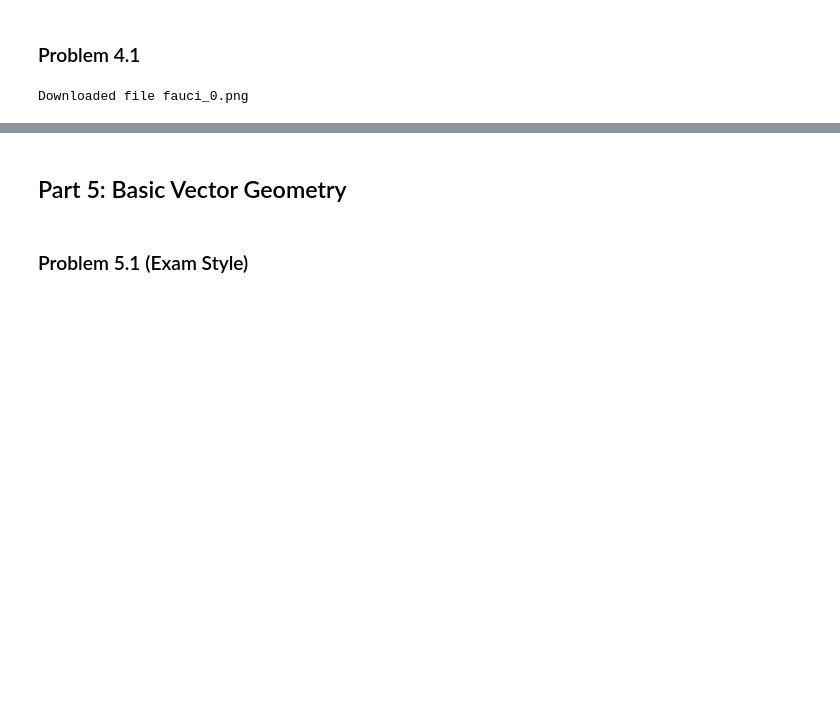
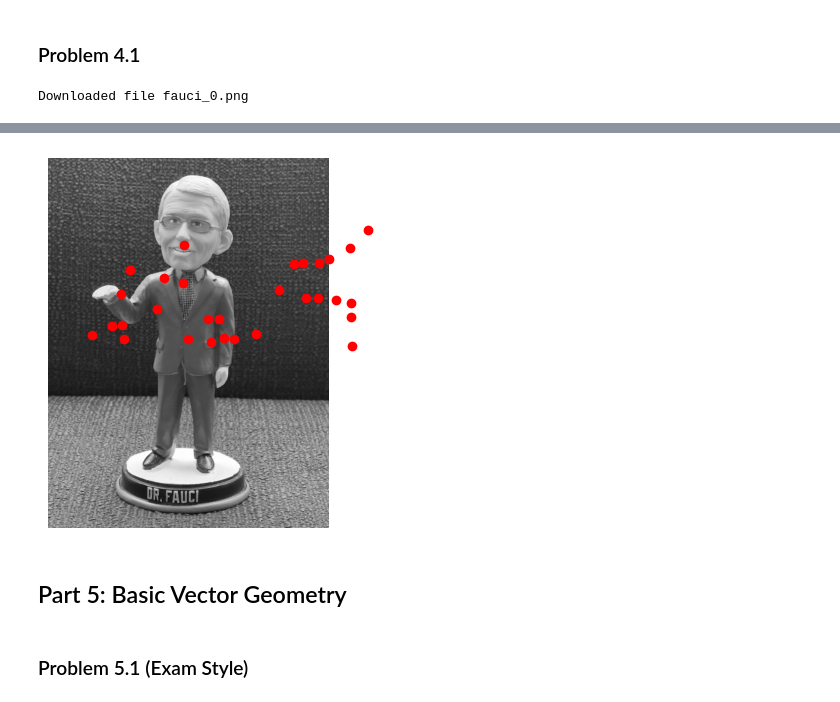
Before and after one commit to mhy-666/ComputerVision, a Jupyter notebook: Homework3/homework03.ipynb, the cells around one changed output, grey strips where cells are left out. Saved outputs shown, nothing was run; the diff lists cells and outputs as text; code cells hidden in the pictures; blank space fills up the shorter version.

```diff
--- a/Homework3/homework03.ipynb
+++ b/Homework3/homework03.ipynb
@@ -127,0 +179,87 @@ Downloaded file fauci_0.png
+# %%
+import numpy as np
+from scipy.signal import convolve2d
+from skimage import io
+import matplotlib.pyplot as plt
+
+
+def gaussian_kernel(sigma):
+    """生成一维高斯核及其一阶导数。"""
+    h = int(round(3.5 * sigma))
+    x = np.arange(-h, h+1)
+    gauss_kernel = np.exp(-(x**2) / (2 * sigma**2)) / (np.sqrt(2 * np.pi) * sigma)
+    gauss_kernel_deriv = -x / (sigma**3) * np.exp(-(x**2) / (2 * sigma**2)) / np.sqrt(2 * np.pi)
+    return gauss_kernel / np.sum(gauss_kernel), gauss_kernel_deriv
+
+def image_gradient(image, sigma):
+    gauss_kernel, gauss_kernel_deriv = gaussian_kernel(sigma)
+
+    # 高斯平滑 - 垂直方向
+    smoothed_vertical = convolve2d(image, gauss_kernel[:, np.newaxis], mode='valid')
+    # 高斯导数 - 水平方向
+    gradient_x = convolve2d(smoothed_vertical, gauss_kernel_deriv[np.newaxis, :], mode='valid')
+
+    # 高斯平滑 - 水平方向
+    smoothed_horizontal = convolve2d(image, gauss_kernel[np.newaxis, :], mode='valid')
+    # 高斯导数 - 垂直方向
+    gradient_y = convolve2d(smoothed_horizontal, gauss_kernel_deriv[:, np.newaxis], mode='valid')
+
+    # 计算梯度幅度和方向
+    magnitude = np.sqrt(gradient_x**2 + gradient_y**2)
+    direction = np.arctan2(gradient_y, gradient_x)
+
+    return magnitude, direction
+
+
+
+def good_features(image, h, tau, d_min, n_max, sigma=2.):
+    """找到好的特征点。"""
+    Ix, Iy = image_gradient(image, sigma)
+    Ixx = Ix**2
+    Iyy = Iy**2
+    Ixy = Ix * Iy
+
+
+    # 计算每个像素的矩阵A并检查条件
+    kernel = np.ones((2*h+1, 2*h+1))
+    A11 = convolve2d(Ixx, kernel, mode='valid')
+    A22 = convolve2d(Iyy, kernel, mode='valid')
+    A12 = convolve2d(Ixy, kernel, mode='valid')
+
+
+    det_A = A11 * A22 - A12**2
+    trace_A = A11 + A22
+    delta = np.sqrt(trace_A**2 - 4 * det_A)
+    lambda_min = 0.5 * (trace_A - delta)
+
+    # 选择稀疏分布的特征点
+    """Select good features based on eigenvalues, distance, and limit on number."""
+    candidates = np.argwhere(lambda_min > tau)
+    print('Found {} candidates'.format(len(candidates)))
+    values = lambda_min[lambda_min > tau]
+    # Sort candidates by eigenvalue
+    indices = np.argsort(-values)
+    selected = []
+
+    for idx in indices:
+        pt = candidates[idx]
+        if not selected:
+            selected.append(pt)
+        else:
+            if all(np.linalg.norm(pt - np.array(selected), axis=1) >= d_min):
+                selected.append(pt)
+        if len(selected) >= n_max:
+            break
+    print('Selected {} features'.format(len(selected)))
+
+    return np.array(selected)
+
+
+half_window, min_ev, min_distance, n = 5, 0., 25, 30
+features = good_features(frame.astype(float), half_window, min_ev, min_distance, n)
+
+plt.imshow(frame, cmap='gray')
+plt.scatter([f[0] for f in features], [f[1] for f in features], color='red')
+plt.axis('off')
+plt.show()
+# %% [output]
@@ -128,3 +268,4 @@ Downloaded file fauci_0.png
+[figure, added]
 # %% [markdown]
 ## Part 5: Basic Vector Geometry
 # %% [markdown]
```
Also changed, not shown: parts of 10 cells of this notebook, 4 other files.
